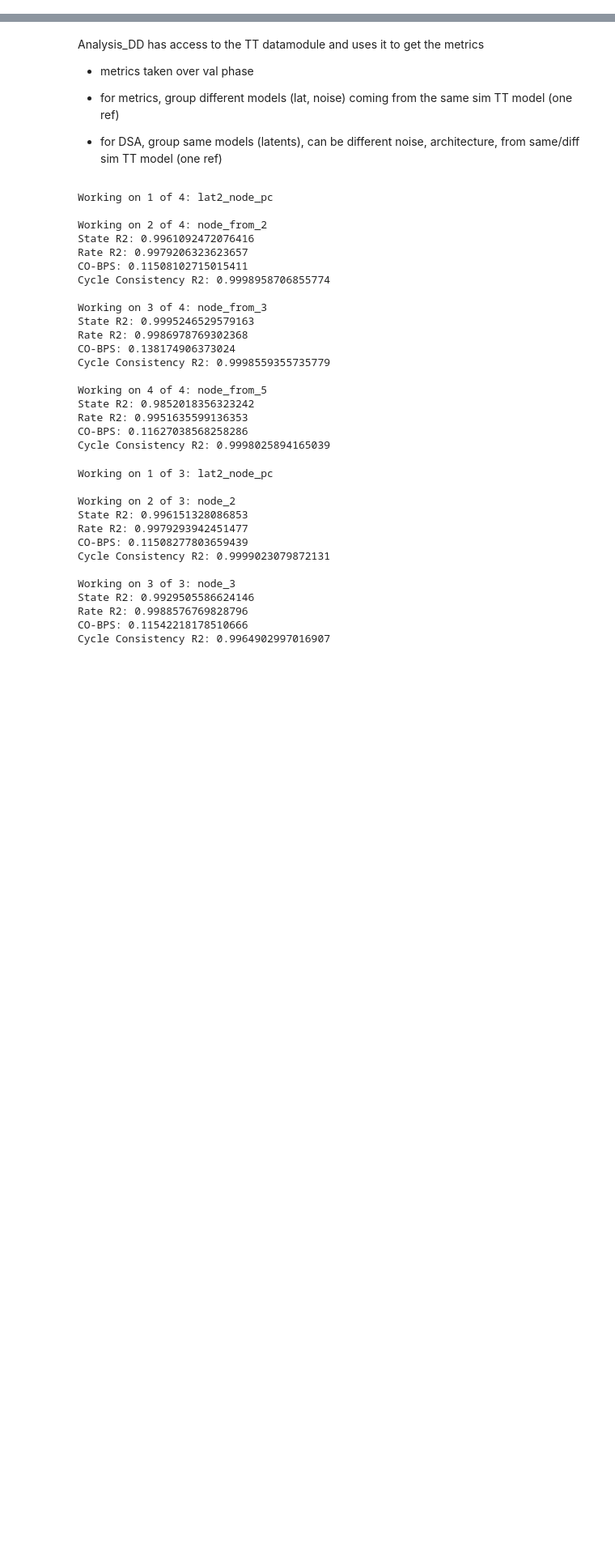
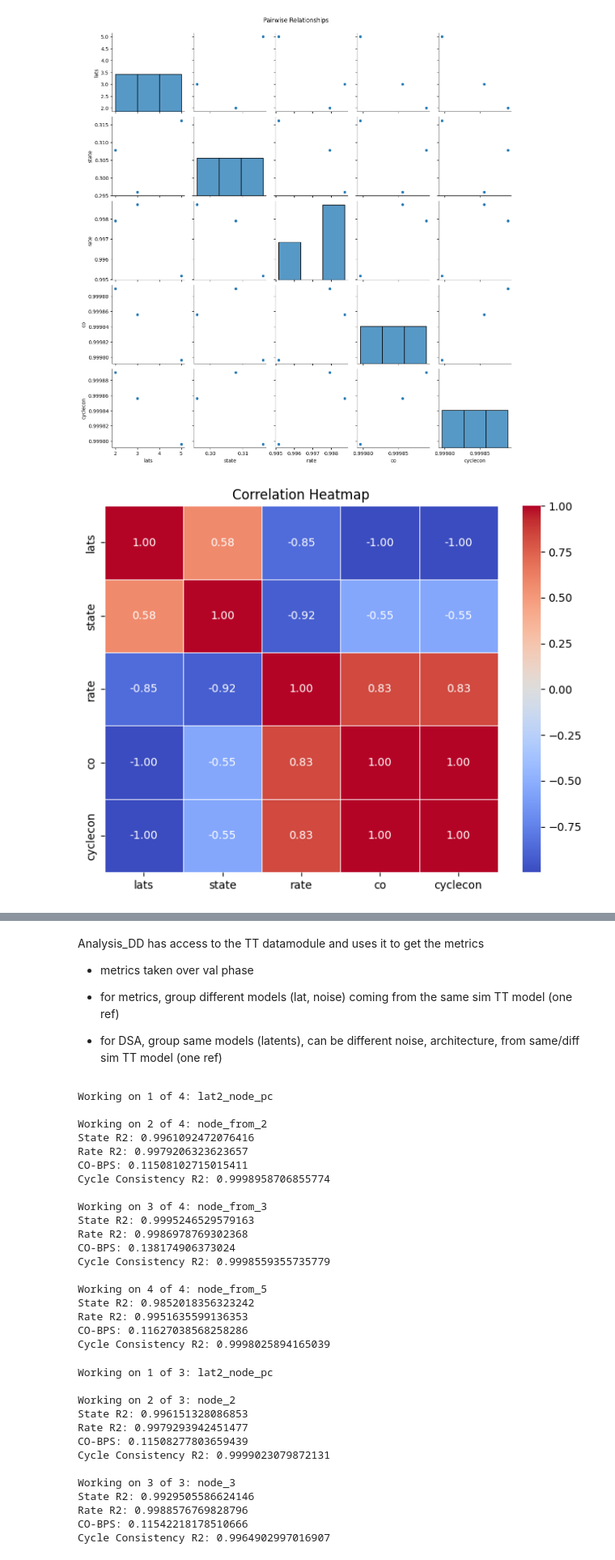
Before and after one commit to alejandradu/ComputationThruDynamicsBenchmark, a Jupyter notebook: examples/notebooks/PC_DD_TT_comparison.ipynb, the cells around one changed output, grey strips where cells are left out. Shown at 81% size. Drawn from its saved outputs; the diff is of its cells as text; code cells hidden in the pictures; blank space fills up the shorter version.

```diff
--- a/examples/notebooks/PC_DD_TT_comparison.ipynb
+++ b/examples/notebooks/PC_DD_TT_comparison.ipynb
@@ -12,0 +77,39 @@ HOME_DIR = os.getenv("HOME_DIR")
+# %%
+lats = [2,3,5]
+state = [0.30775,0.295972,0.31610 ]
+rate = [0.99791,0.998719, 0.995162]
+co = [0.99989, 0.999856, 0.9997961]
+cyclecon = [0.999890, 0.999856, 0.9997961]
+
+import pandas as pd
+import seaborn as sns
+import matplotlib.pyplot as plt
+
+# Create a DataFrame
+data = pd.DataFrame({
+    'lats': lats,
+    'state': state,
+    'rate': rate,
+    'co': co,
+    'cyclecon': cyclecon
+})
+
+# Pairplot to show pairwise relationships
+sns.pairplot(data)
+plt.suptitle("Pairwise Relationships", y=1.02)
+plt.show()
+
+# Calculate the correlation matrix
+correlation_matrix = data.corr()
+
+# Heatmap to show correlations
+plt.figure(figsize=(8, 6))
+sns.heatmap(correlation_matrix, annot=True, cmap='coolwarm', fmt='.2f', linewidths=0.5)
+plt.title("Correlation Heatmap")
+plt.show()
+
+# Optionally, calculate other interesting metrics like pairwise correlation values
+print("Correlation Matrix:\n", correlation_matrix)
+# %% [output]
+[figure, added]
+[figure, added]
```
Also changed, not shown: parts of 8 cells of this notebook, 4 other files.
